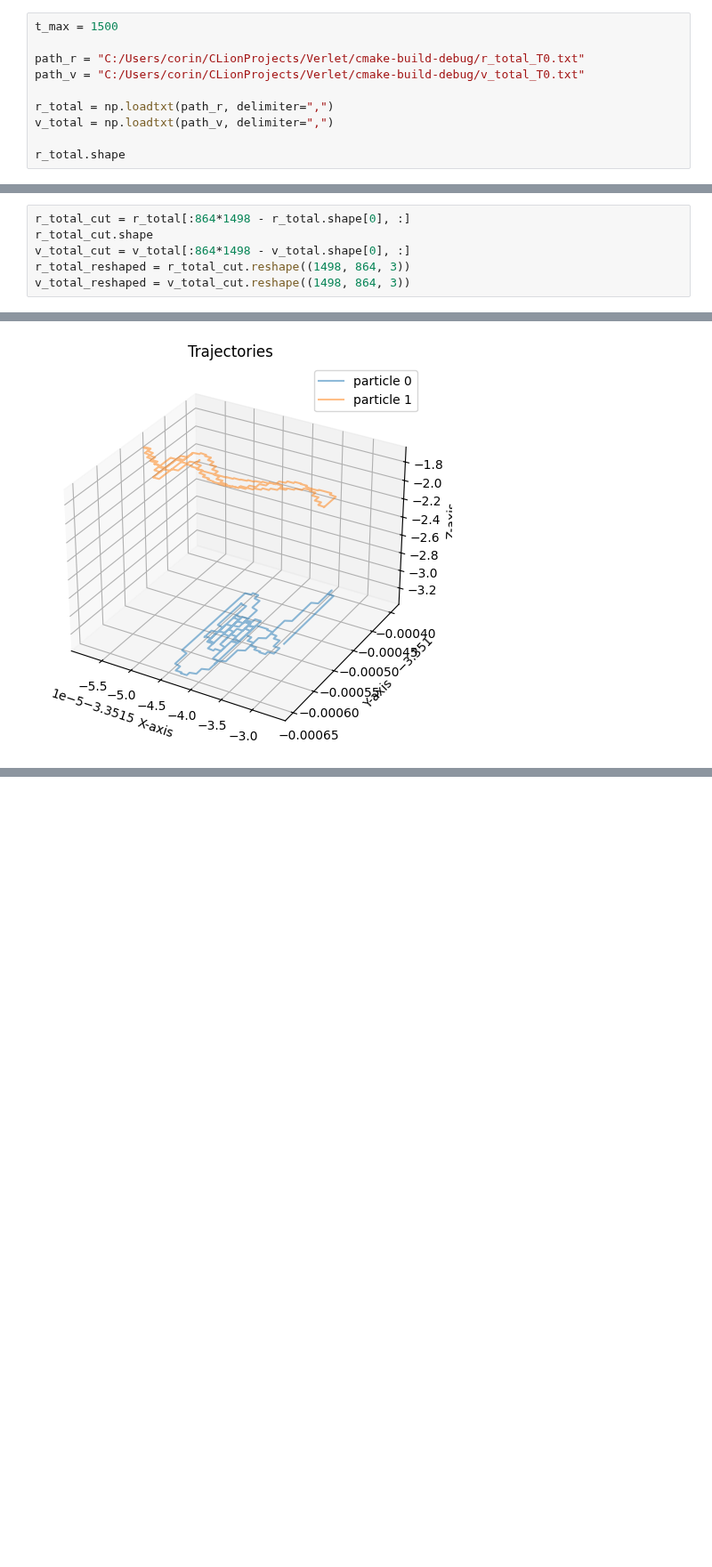
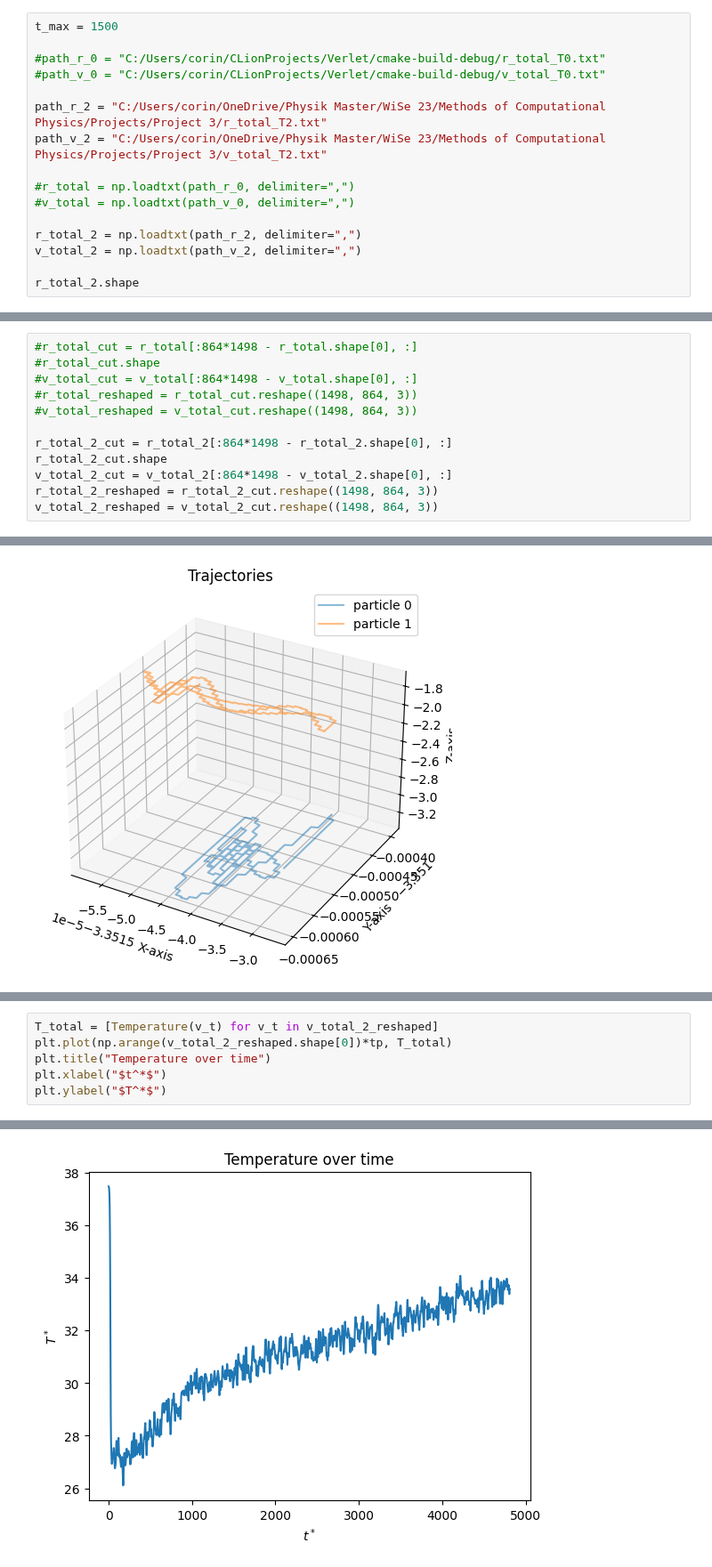
Before and after one commit to corinnawegner/Computational-physics, a Jupyter notebook: Project 3/Problem 1.ipynb, the cells around one changed output, grey strips where cells are left out. Shown at 89% size. Drawn from its saved outputs; the diff is of its cells as text; blank space fills up the shorter version.

Commit message:
Temperature development analysis for T = 2

```diff
--- a/Project 3/Problem 1.ipynb
+++ b/Project 3/Problem 1.ipynb
@@ -89,11 +89,17 @@ v_0: Initial velocities of the system particles
 # %%
 t_max = 1500
 
-path_r = "C:/Users/corin/CLionProjects/Verlet/cmake-build-debug/r_total_T0.txt"
-path_v = "C:/Users/corin/CLionProjects/Verlet/cmake-build-debug/v_total_T0.txt"
+#path_r_0 = "C:/Users/corin/CLionProjects/Verlet/cmake-build-debug/r_total_T0.txt"
+#path_v_0 = "C:/Users/corin/CLionProjects/Verlet/cmake-build-debug/v_total_T0.txt"
 
-r_total = np.loadtxt(path_r, delimiter=",")
-v_total = np.loadtxt(path_v, delimiter=",")
+path_r_2 = "C:/Users/corin/OneDrive/Physik Master/WiSe 23/Methods of Computational Physics/Projects/Project 3/r_total_T2.txt"
+path_v_2 = "C:/Users/corin/OneDrive/Physik Master/WiSe 23/Methods of Computational Physics/Projects/Project 3/v_total_T2.txt"
 
-r_total.shape
+#r_total = np.loadtxt(path_r_0, delimiter=",")
+#v_total = np.loadtxt(path_v_0, delimiter=",")
+
+r_total_2 = np.loadtxt(path_r_2, delimiter=",")
+v_total_2 = np.loadtxt(path_v_2, delimiter=",")
+
+r_total_2.shape
 # %% [output]
@@ -101,9 +107,15 @@ r_total.shape
 # %%
-r_total_cut = r_total[:864*1498 - r_total.shape[0], :]
-r_total_cut.shape
-v_total_cut = v_total[:864*1498 - v_total.shape[0], :]
-r_total_reshaped = r_total_cut.reshape((1498, 864, 3))
-v_total_reshaped = v_total_cut.reshape((1498, 864, 3))
+#r_total_cut = r_total[:864*1498 - r_total.shape[0], :]
+#r_total_cut.shape
+#v_total_cut = v_total[:864*1498 - v_total.shape[0], :]
+#r_total_reshaped = r_total_cut.reshape((1498, 864, 3))
+#v_total_reshaped = v_total_cut.reshape((1498, 864, 3))
+
+r_total_2_cut = r_total_2[:864*1498 - r_total_2.shape[0], :]
+r_total_2_cut.shape
+v_total_2_cut = v_total_2[:864*1498 - v_total_2.shape[0], :]
+r_total_2_reshaped = r_total_2_cut.reshape((1498, 864, 3))
+v_total_2_reshaped = v_total_2_cut.reshape((1498, 864, 3))
 # %%
 #Seeing how the initial state looks like
 #ax = plt.figure().add_subplot(projection='3d')
@@ -162,3 +175,10 @@ plt.ylabel("$T^*$")
 # %% [output]
 Text(0, 0.5, '$T^*$')
 [figure]
+# %%
+T_total = [Temperature(v_t) for v_t in v_total_2_reshaped]
+plt.plot(np.arange(v_total_2_reshaped.shape[0])*tp, T_total)
+plt.title("Temperature over time")
+plt.xlabel("$t^*$")
+plt.ylabel("$T^*$")
+# %% [output]
@@ -164,0 +186 @@ Text(0, 0.5, '$T^*$')
+[figure, added]
```
Also changed, not shown: parts of 6 cells of this notebook.
